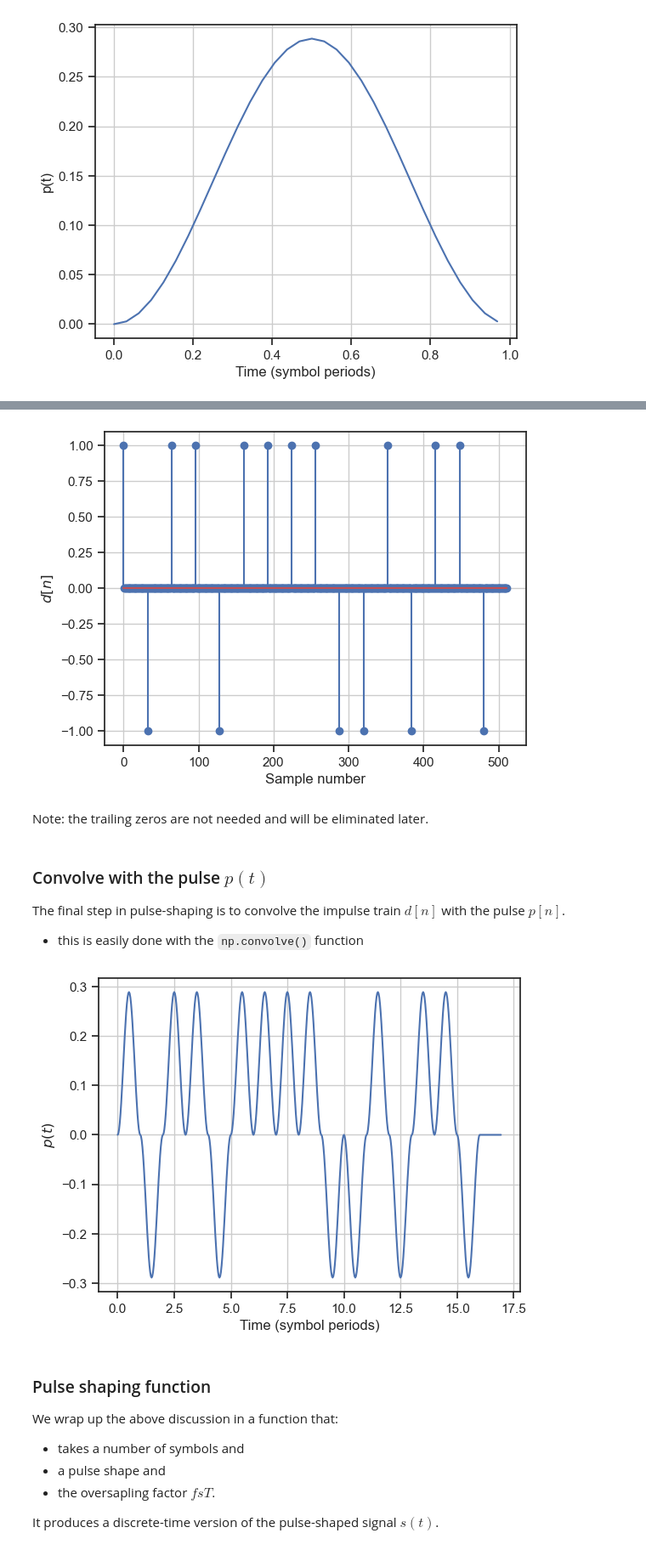
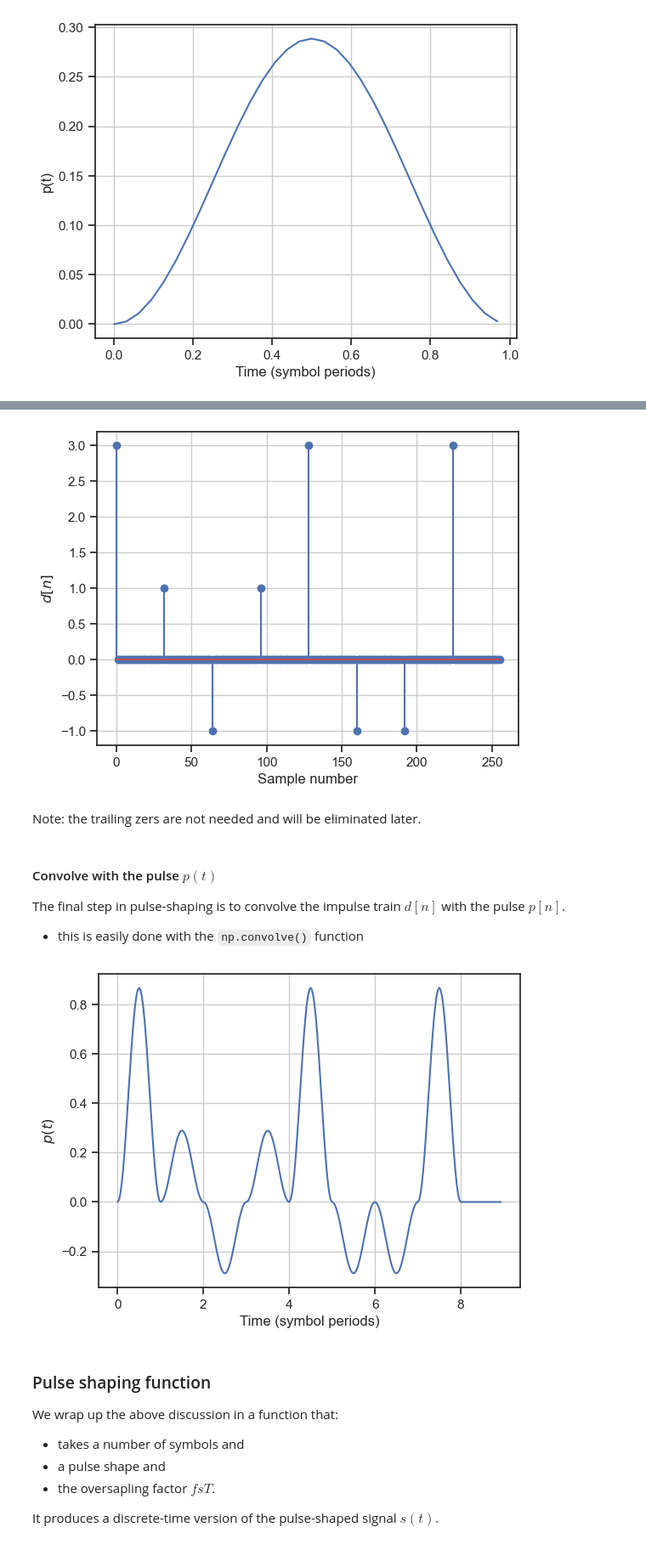
Before and after one commit to bepepa/UG-comms, a Jupyter notebook: notebooks/020_pulse_shaping.ipynb, the cells around one changed output, grey strips where cells are left out. Shown at 85% size. Saved outputs shown, nothing was run; the diff lists cells and outputs as text; code cells hidden in the pictures.

Commit message:
Additions to the pulse_shaping module

```diff
--- a/notebooks/020_pulse_shaping.ipynb
+++ b/notebooks/020_pulse_shaping.ipynb
@@ -111,7 +111,7 @@ plt.show()
 # %%
 # make some information symbols
 bits = string_source('Hi')
-symbols = mod_mapper(bits, BPSK)
+symbols = mod_mapper(bits, PAM4)
 N_sym = len(symbols)
 
 # upsample by fsT
@@ -131,29 +131,31 @@ plt.grid()
 
 plt.show()
 # %% [output]
-[figure, old version]
+[figure, new version]
 # %% [markdown]
-Note: the trailing zeros are not needed and will be eliminated later.
+Note: the trailing zers are not needed and will be eliminated later.
 # %% [markdown]
-### Convolve with the pulse $p(t)$
+#### Convolve with the pulse $p(t)$
 
 The final step in pulse-shaping is to convolve the impulse train $d[n]$ with the pulse $p[n]$.
 
 * this is easily done with the `np.convolve()` function
 # %%
 ## convolve impulse train and pulse
+pp =np.ones(fsT)
+pp = sine_squared_pulse(fsT)
 sig = np.convolve(dd, pp)
 
 # plot the impulse train
 plt.plot(np.arange(len(sig))/fs, sig.real)
 
 plt.xlabel('Time (symbol periods)')
 plt.ylabel('$p(t)$')
 plt.grid()
 
 plt.show()
 # %% [output]
-[figure, old version]
+[figure, new version]
 # %% [markdown]
 ### Pulse shaping function
 
```
Also changed, not shown: parts of 5 cells of this notebook, 2 other files.
